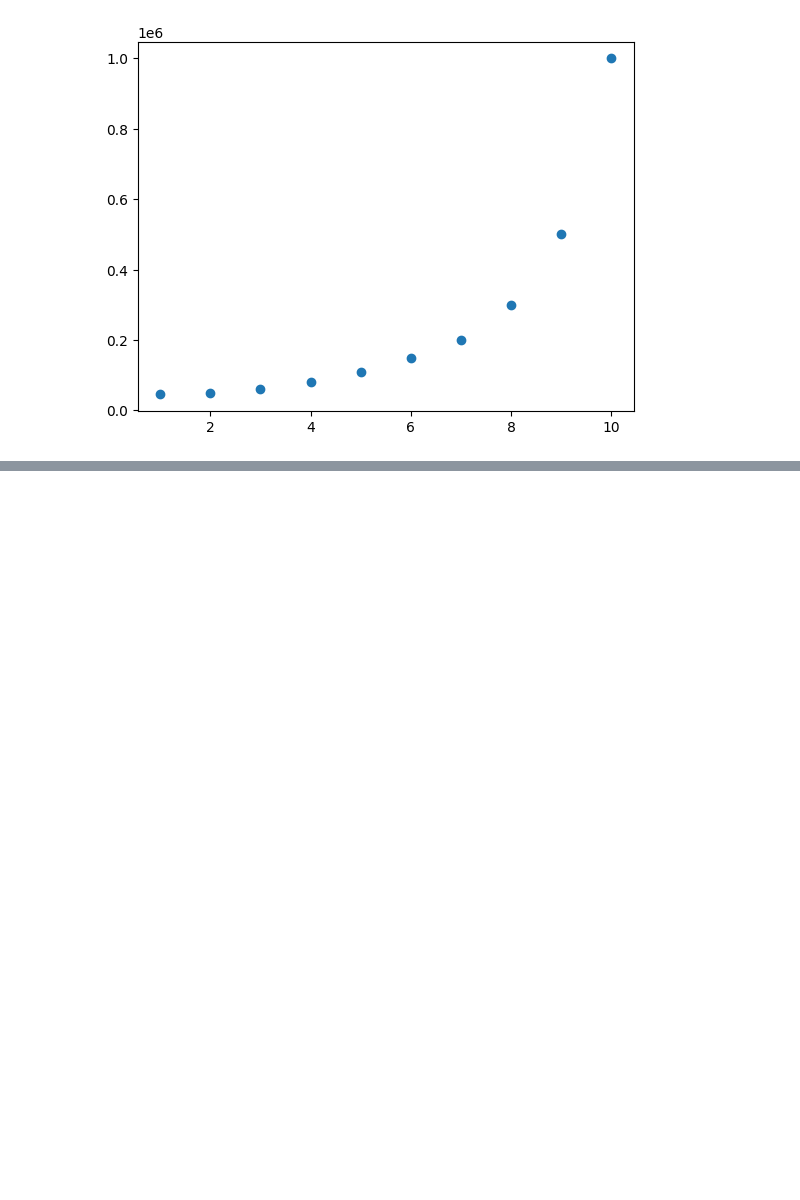
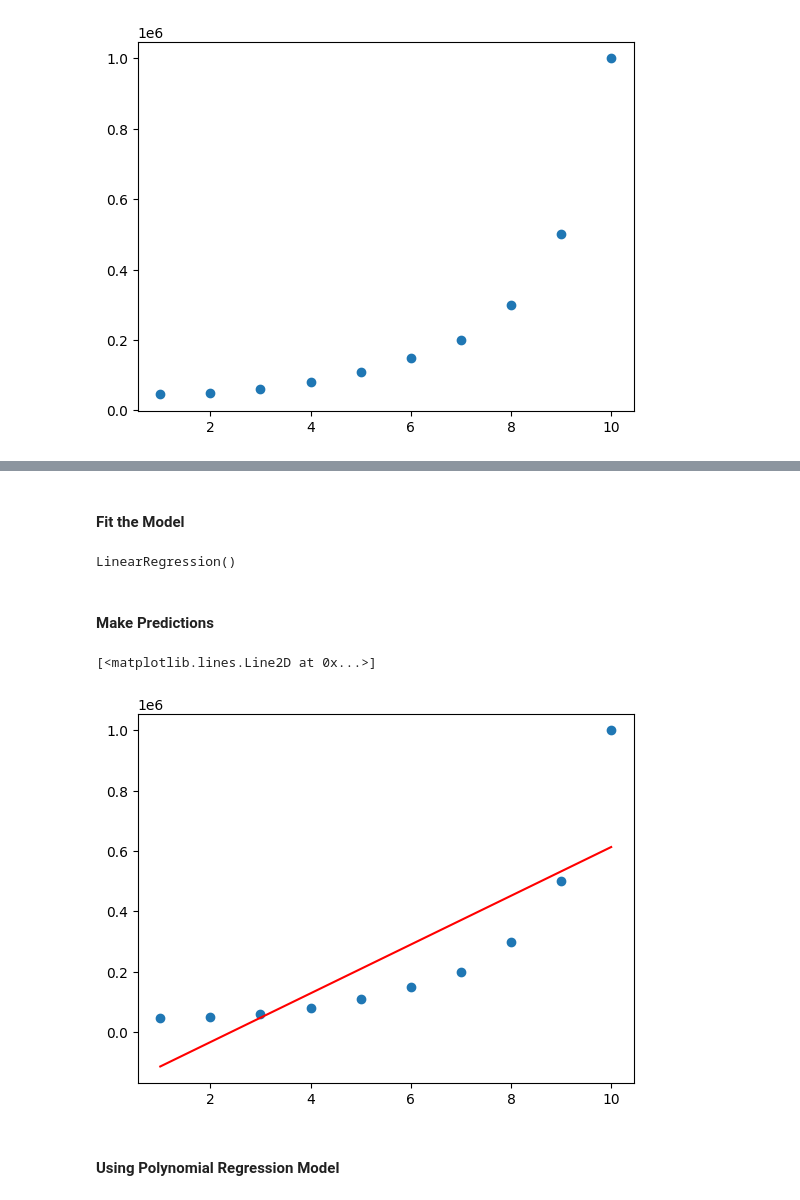
Before and after one commit to ZiaUrRehman-bit/Implementation-of-Machine-Learning-Algorithm, a Jupyter notebook: 02. Linear Regression/06.PolynomialRegression.ipynb, the cells around one changed output, grey strips where cells are left out. Cells and saved outputs as stored; diff of their text form; code cells hidden in the pictures; blank space fills up the shorter version.

```diff
--- a/02. Linear Regression/06.PolynomialRegression.ipynb
+++ b/02. Linear Regression/06.PolynomialRegression.ipynb
@@ -62,4 +68,4 @@ Name: Level, dtype: int64
 # %%
-y = df['Salary ']
+y = df.iloc[:,2].values
 y
 # %% [output]
@@ -81,0 +92,18 @@ plt.scatter(x, y)
+# %% [markdown]
+#### Fit the Model
+# %%
+model.fit(x, y)
+# %% [output]
+LinearRegression()
+# %% [markdown]
+#### Make Predictions
+# %%
+predict = model.predict(x)
+# %%
+plt.scatter(x, y)
+plt.plot(x, predict, color = 'red')
+# %% [output]
+[<matplotlib.lines.Line2D at 0x...>]
+[figure, added]
+# %% [markdown]
+#### Using Polynomial Regression Model
```
Also changed, not shown: parts of 26 cells of this notebook, 1 other file.
